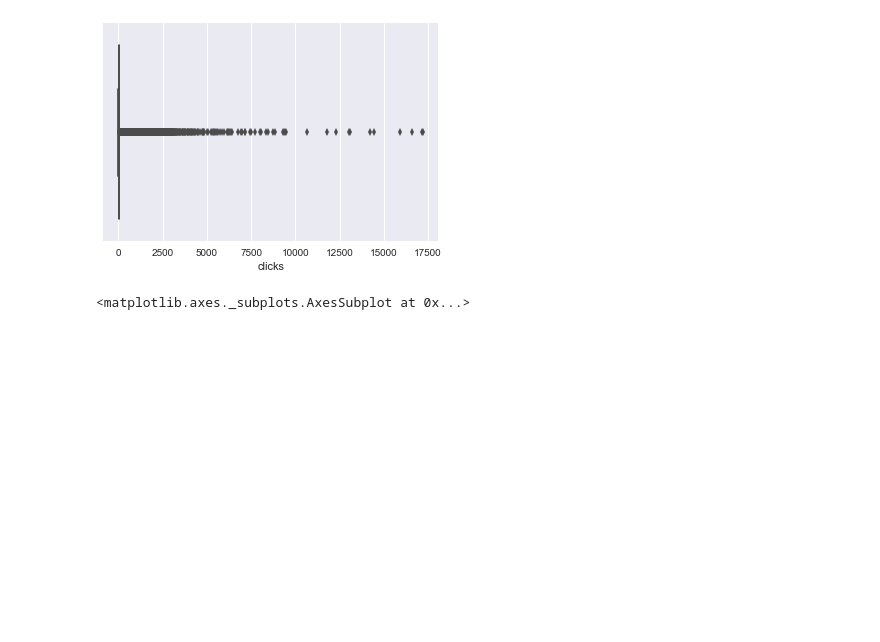
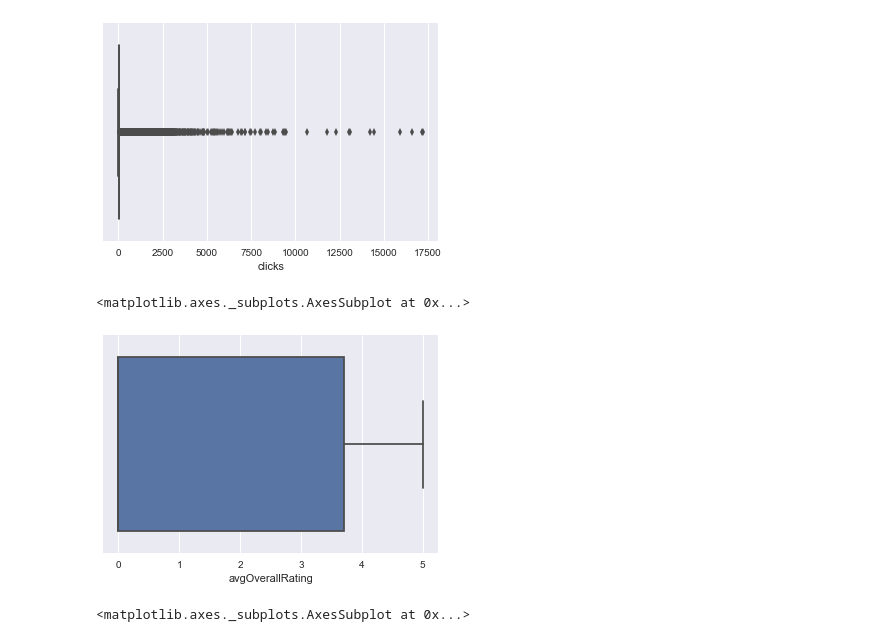
Before and after one commit to gtpash/df2018, a Jupyter notebook: SamEDA.ipynb, the cells around one changed output. Saved outputs shown, nothing was run; the diff lists cells and outputs as text; code cells hidden in the pictures; blank space fills up the shorter version.

```diff
--- a/SamEDA.ipynb
+++ b/SamEDA.ipynb
@@ -24,6 +25,11 @@ sns.boxplot(data["clicks"])
 # %% [output]
 <matplotlib.axes._subplots.AxesSubplot at 0x...>
 [figure]
+# %%
+sns.boxplot(data["avgOverallRating"])
+# %% [output]
+<matplotlib.axes._subplots.AxesSubplot at 0x...>
+[figure, added]
 # %%
 sns.distplot(data["estimatedSalary"])
 # %% [output]
```
Also changed, not shown: parts of 5 cells of this notebook, 1 other file.
